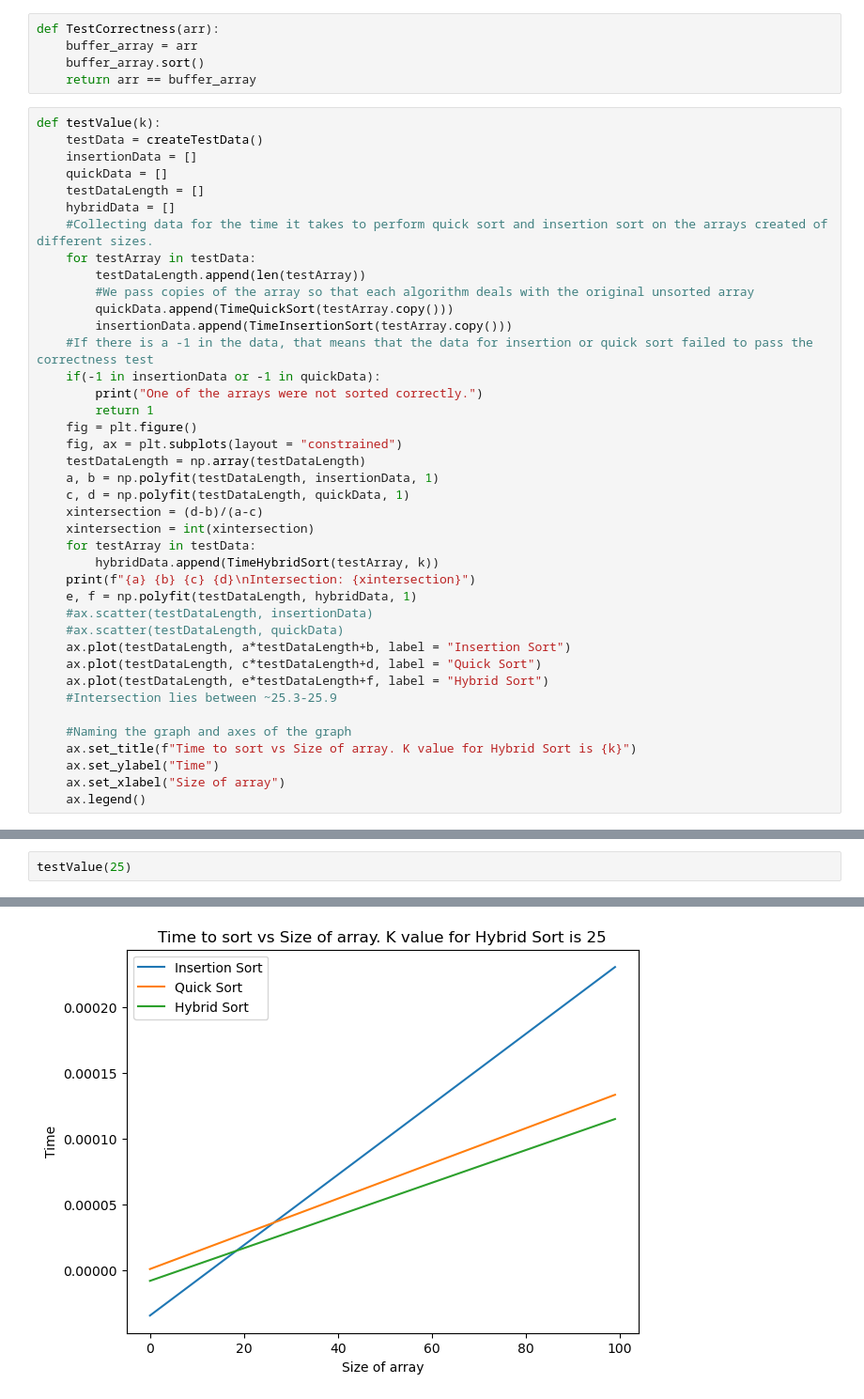
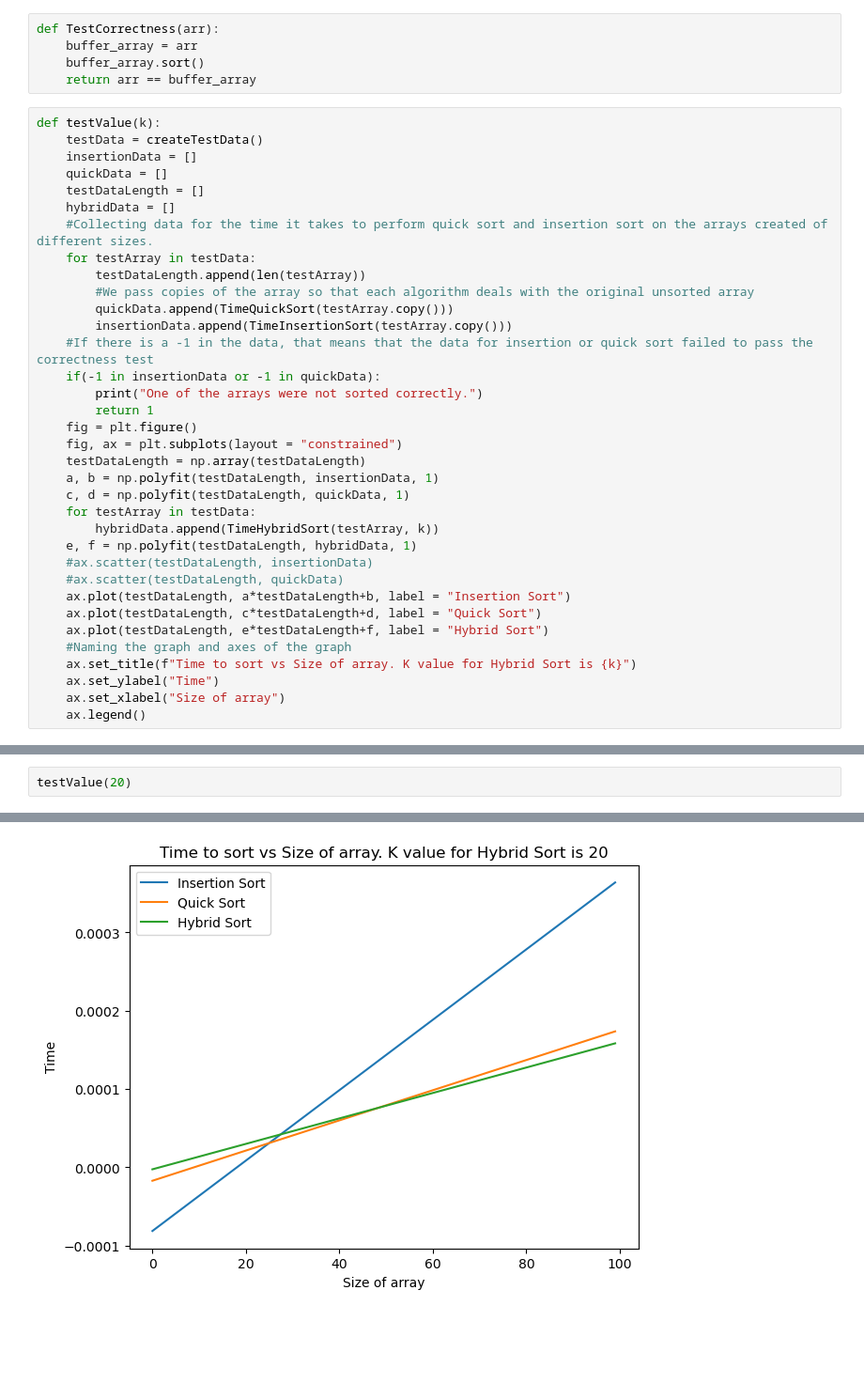
Before and after one commit to jerphan/CS3664_SemesterProject, a Jupyter notebook: QuickBasedHybridSort.ipynb, the cells around one changed output, grey strips where cells are left out. Shown at 94% size. Cells and saved outputs as stored; diff of their text form; blank space fills up the shorter version.

Commit message:
Adding version of the ipynb file that displays different K values tested against each other

```diff
--- a/QuickBasedHybridSort.ipynb
+++ b/QuickBasedHybridSort.ipynb
@@ -103,19 +103,14 @@ def testValue(k):
     testDataLength = np.array(testDataLength)
     a, b = np.polyfit(testDataLength, insertionData, 1)
     c, d = np.polyfit(testDataLength, quickData, 1)
-    xintersection = (d-b)/(a-c)
-    xintersection = int(xintersection)
     for testArray in testData:
         hybridData.append(TimeHybridSort(testArray, k))
-    print(f"{a} {b} {c} {d}\nIntersection: {xintersection}")
     e, f = np.polyfit(testDataLength, hybridData, 1)
     #ax.scatter(testDataLength, insertionData)
     #ax.scatter(testDataLength, quickData)
     ax.plot(testDataLength, a*testDataLength+b, label = "Insertion Sort")
     ax.plot(testDataLength, c*testDataLength+d, label = "Quick Sort")
     ax.plot(testDataLength, e*testDataLength+f, label = "Hybrid Sort")
-    #Intersection lies between ~25.3-25.9
-
     #Naming the graph and axes of the graph
     ax.set_title(f"Time to sort vs Size of array. K value for Hybrid Sort is {k}")
     ax.set_ylabel("Time")
@@ -124,3 +158,3 @@ def testValue(k):
 # %%
-testValue(25)
+testValue(20)
 # %% [output]
@@ -130,2 +162,2 @@ Intersection: 26
-[figure, old version]
+[figure, new version]
 # %% [markdown]
```
Also changed, not shown: parts of 7 cells of this notebook.
